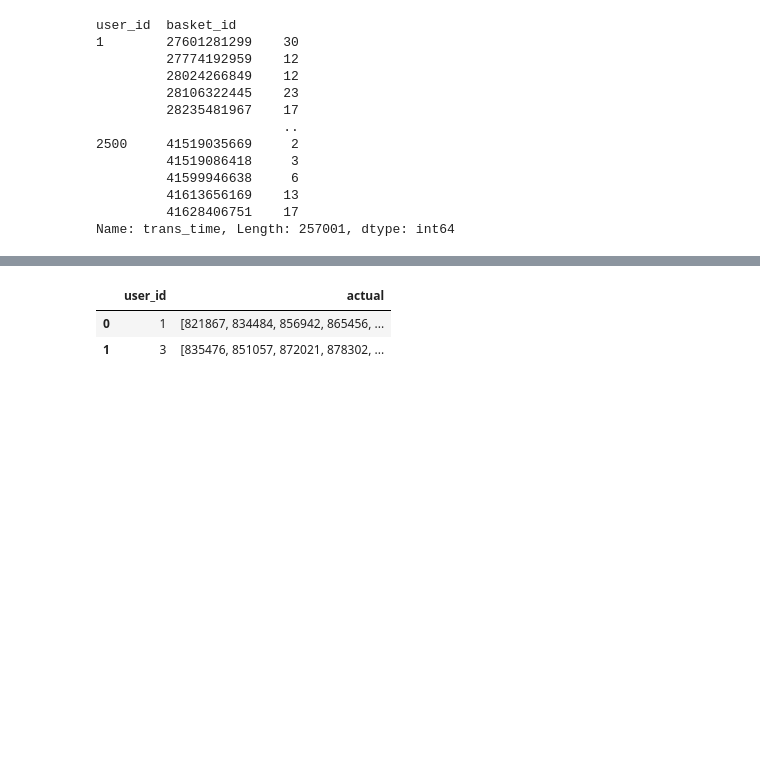
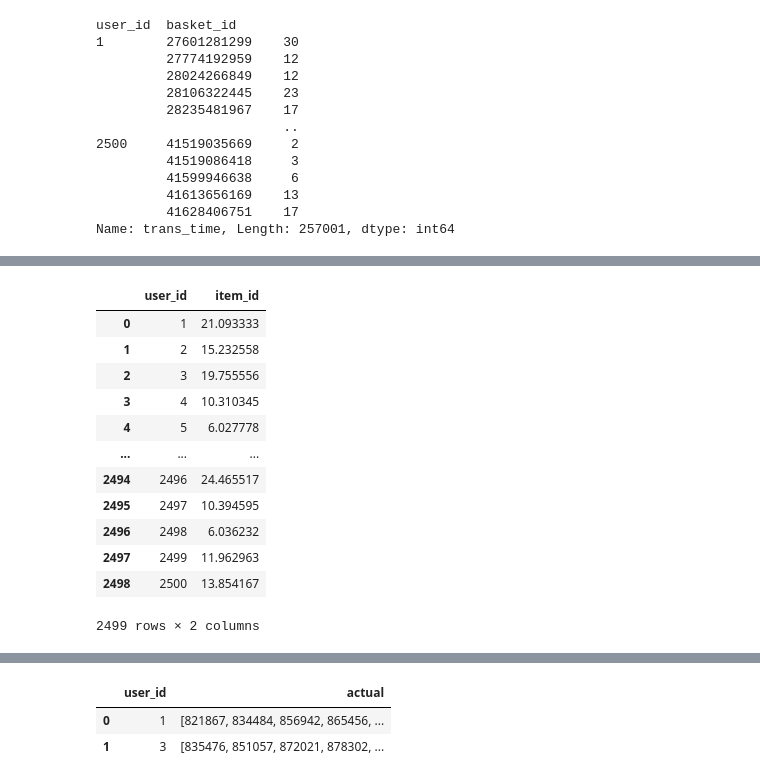
Before and after one commit to OlegRev/recommendation_systems, a Jupyter notebook: HW6.ipynb, the cells around one changed output, grey strips where cells are left out. Drawn from its saved outputs; the diff is of its cells as text; code cells hidden in the pictures; blank space fills up the shorter version.

```diff
--- a/HW6.ipynb
+++ b/HW6.ipynb
@@ -887,0 +928,16 @@ Name: trans_time, Length: 257001, dtype: int64
+# %%
+df_mean
+# %% [output]
+|  | user_id | item_id |
+| 0 | 1 | 21.093333 |
+| 1 | 2 | 15.232558 |
+| 2 | 3 | 19.755556 |
+| 3 | 4 | 10.310345 |
+| 4 | 5 | 6.027778 |
+| ... | ... | ... |
+| 2494 | 2496 | 24.465517 |
+| 2495 | 2497 | 10.394595 |
+| 2496 | 2498 | 6.036232 |
+| 2497 | 2499 | 11.962963 |
+| 2498 | 2500 | 13.854167 |
+2499 rows × 2 columns
```
Also changed, not shown: parts of 24 cells of this notebook.
